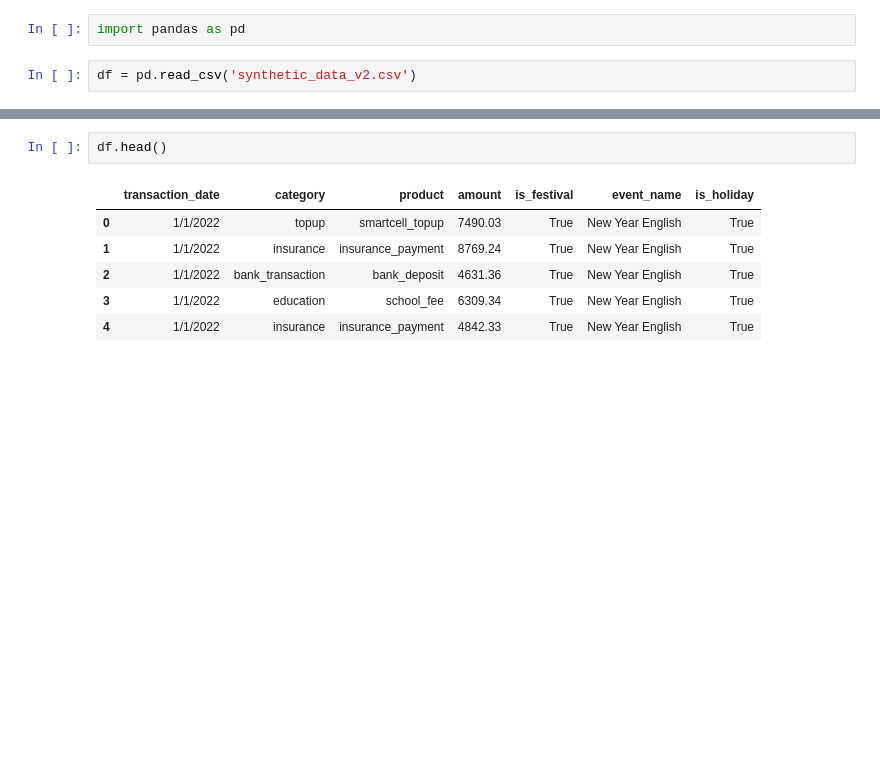
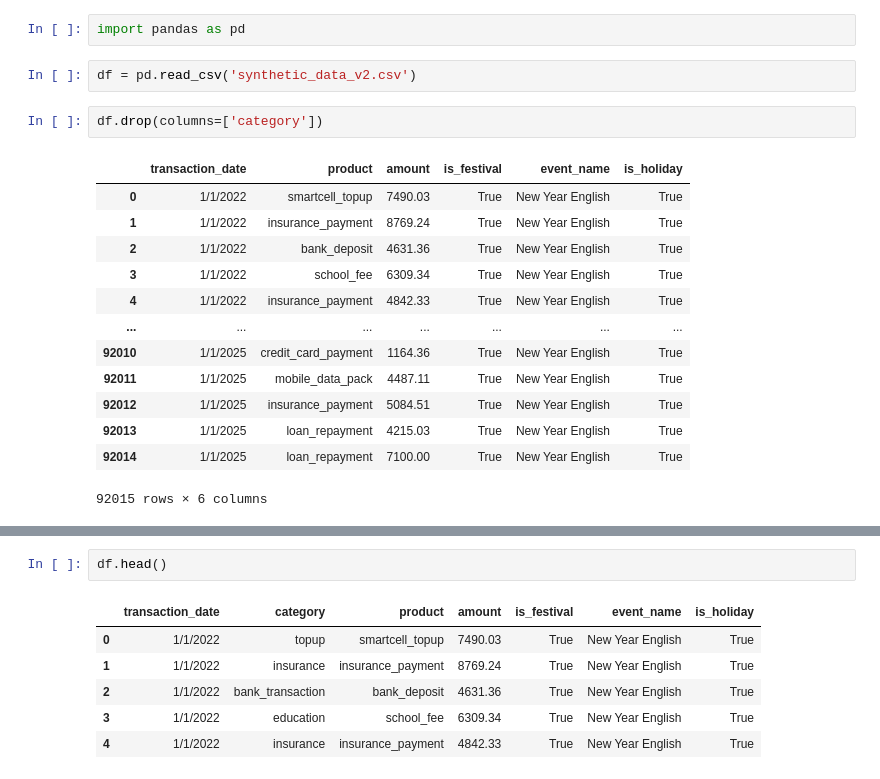
Before and after one commit to prayusgit/forecast_dashboard, a Jupyter notebook: project/data/check.ipynb, the cells around one changed output, grey strips where cells are left out. Drawn from its saved outputs; the diff is of its cells as text; blank space fills up the shorter version.

```diff
--- a/project/data/check.ipynb
+++ b/project/data/check.ipynb
@@ -2,3 +2,19 @@
 import pandas as pd
 # %%
 df = pd.read_csv('synthetic_data_v2.csv')
+# %%
+df.drop(columns=['category'])
+# %% [output]
+|  | transaction_date | product | amount | is_festival | event_name | is_holiday |
+| 0 | 1/1/2022 | smartcell_topup | 7490.03 | True | New Year English | True |
+| 1 | 1/1/2022 | insurance_payment | 8769.24 | True | New Year English | True |
+| 2 | 1/1/2022 | bank_deposit | 4631.36 | True | New Year English | True |
+| 3 | 1/1/2022 | school_fee | 6309.34 | True | New Year English | True |
+| 4 | 1/1/2022 | insurance_payment | 4842.33 | True | New Year English | True |
+| ... | ... | ... | ... | ... | ... | ... |
+| 92010 | 1/1/2025 | credit_card_payment | 1164.36 | True | New Year English | True |
+| 92011 | 1/1/2025 | mobile_data_pack | 4487.11 | True | New Year English | True |
+| 92012 | 1/1/2025 | insurance_payment | 5084.51 | True | New Year English | True |
+| 92013 | 1/1/2025 | loan_repayment | 4215.03 | True | New Year English | True |
+| 92014 | 1/1/2025 | loan_repayment | 7100.00 | True | New Year English | True |
+92015 rows × 6 columns
```
Also changed, not shown: parts of 6 cells of this notebook, 21 other files.
